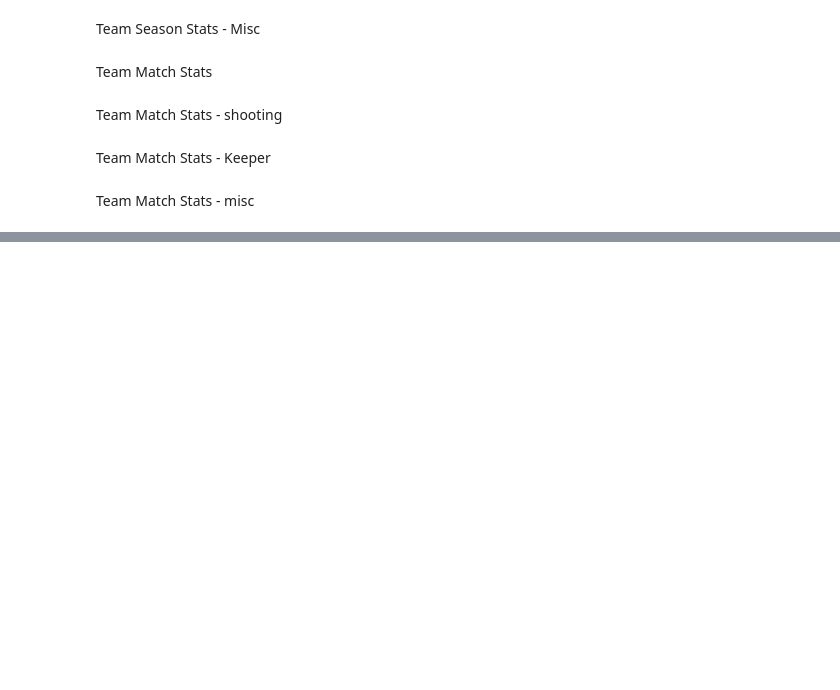
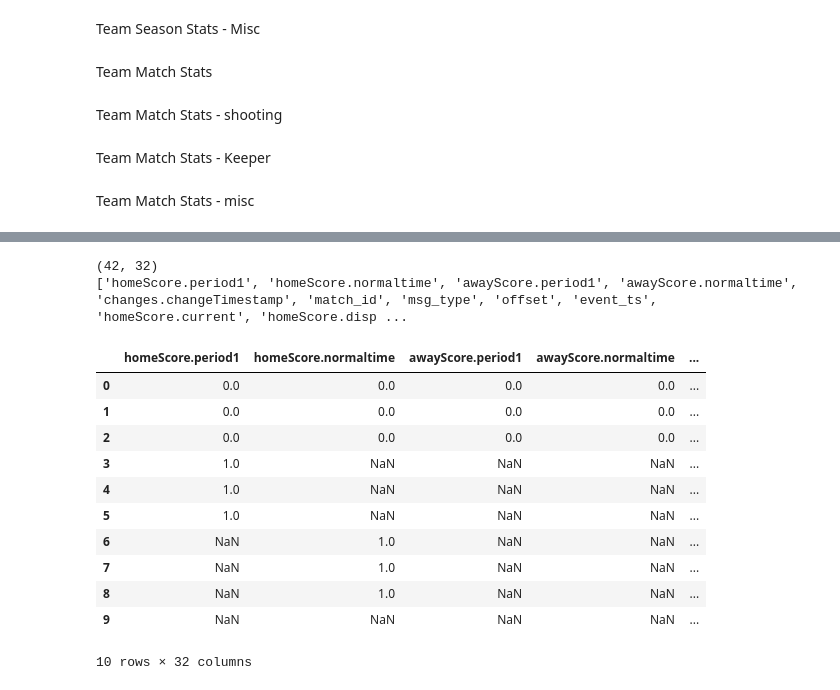
Before and after one commit to Rahulathreya45/Football-data, a Jupyter notebook: app.ipynb, the cells around one changed output, grey strips where cells are left out. Cells and saved outputs as stored; diff of their text form; code cells hidden in the pictures; blank space fills up the shorter version.

```diff
--- a/app.ipynb
+++ b/app.ipynb
@@ -1915,0 +2166,27 @@ for season_year in SEASON_YEARS:
+# %%
+from collections import Counter
+import pandas as pd
+
+for m in messages:
+    parts = (m["channel"] or "").split(":")
+    m["kind"] = parts[2] if len(parts) > 2 else ("match" if len(parts) == 2 else None)
+
+print("all messages by (kind, type):")
+for (kind, mtype), n in sorted(Counter((m["kind"], m["type"]) for m in messages).items(), key=str):
+    print(f"  {str(kind):<10} {str(mtype):<12} {n}")
+
+KEEP_TYPES = {"snapshot", "update"}
+
+kept = [
+    m for m in messages
+    if m["type"] in KEEP_TYPES and m["kind"] and "odds" not in m["kind"]
+]
+
+match_msgs    = [m for m in kept if m["kind"] == "match"]
+incident_msgs = [m for m in kept if m["kind"] == "incidents"]
+stats_msgs    = [m for m in kept if m["kind"] == "stats"]
+lineup_msgs   = [m for m in kept if m["kind"] == "lineups"]
+
+print(f"\nkept {len(kept)} of {len(messages)}")
+print(f"match {len(match_msgs)} | incidents {len(incident_msgs)} | stats {len(stats_msgs)} | lineups {len(lineup_msgs)}")
+print("unhandled kinds:", sorted({m["kind"] for m in kept} - {"match", "incidents", "stats", "lineups"}))
@@ -1915,0 +2213,30 @@ for season_year in SEASON_YEARS:
+# %%
+rows = []
+for m in match_msgs:
+    env = m["data"]
+    rows.append({
+        **env["data"],
+        "msg_type": m["type"],
+        "offset": m["offset"],
+        "event_ts": pd.to_datetime(env["timestamp"], unit="ms", utc=True),
+    })
+
+df_live_score = pd.DataFrame(rows).rename(columns={"id": "match_id"})
+print(df_live_score.shape)
+print(df_live_score.columns.tolist())
+df_live_score.head(10)
+# %% [output]
+(42, 32)
+['homeScore.period1', 'homeScore.normaltime', 'awayScore.period1', 'awayScore.normaltime', 'changes.changeTimestamp', 'match_id', 'msg_type', 'offset', 'event_ts', 'homeScore.current', 'homeScore.disp ...
+|  | homeScore.period1 | homeScore.normaltime | awayScore.period1 | awayScore.normaltime | ... |
+| 0 | 0.0 | 0.0 | 0.0 | 0.0 | ... |
+| 1 | 0.0 | 0.0 | 0.0 | 0.0 | ... |
+| 2 | 0.0 | 0.0 | 0.0 | 0.0 | ... |
+| 3 | 1.0 | NaN | NaN | NaN | ... |
+| 4 | 1.0 | NaN | NaN | NaN | ... |
+| 5 | 1.0 | NaN | NaN | NaN | ... |
+| 6 | NaN | 1.0 | NaN | NaN | ... |
+| 7 | NaN | 1.0 | NaN | NaN | ... |
+| 8 | NaN | 1.0 | NaN | NaN | ... |
+| 9 | NaN | NaN | NaN | NaN | ... |
+10 rows × 32 columns
```
Also changed, not shown: parts of 6 cells of this notebook, 1 other file.
